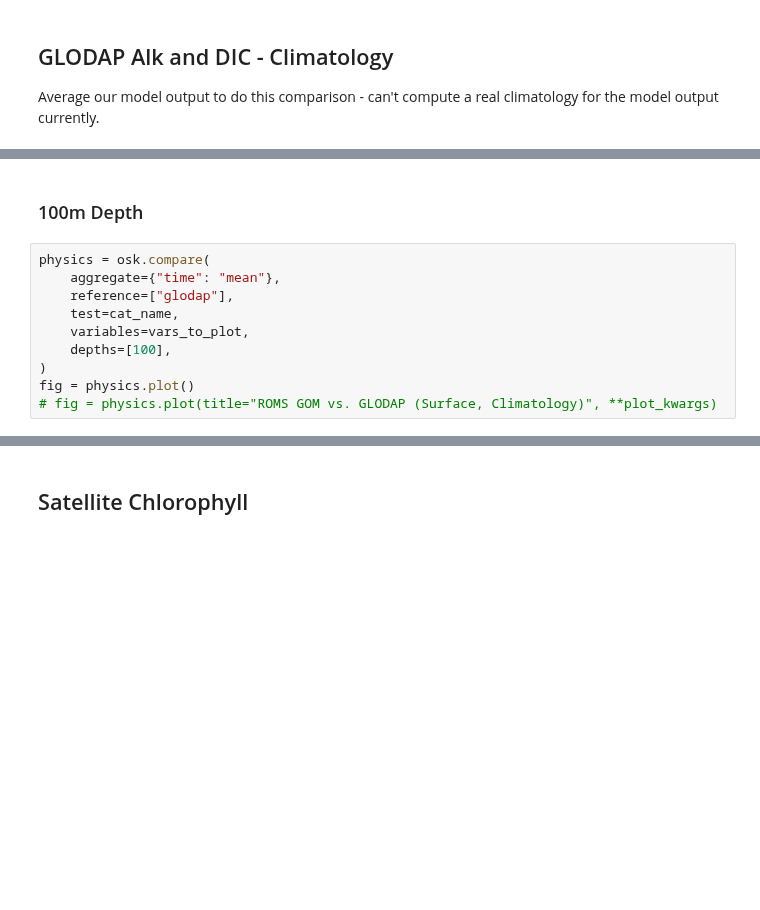
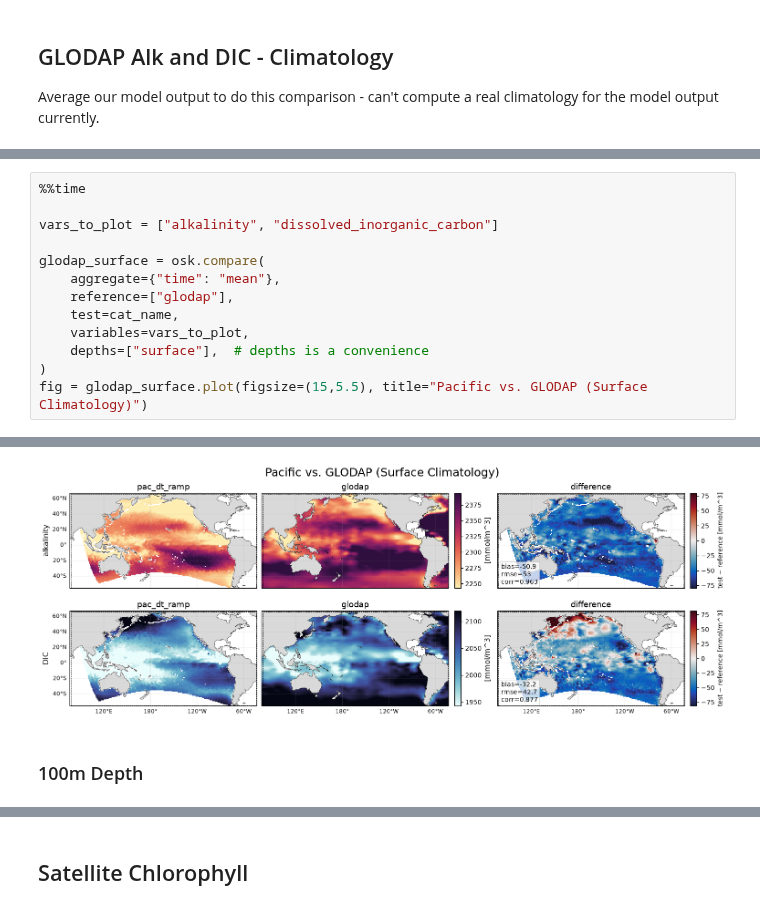
Before and after one commit to CWorthy-ocean/ocean-skill, a Jupyter notebook: docs/Abigale_plots.ipynb, the cells around one changed output, grey strips where cells are left out. Saved outputs shown, nothing was run; the diff lists cells and outputs as text; blank space fills up the shorter version.

```diff
--- a/docs/Abigale_plots.ipynb
+++ b/docs/Abigale_plots.ipynb
@@ -71,0 +105,14 @@ fig = physics.plot()
+# %%
+%%time
+
+vars_to_plot = ["alkalinity", "dissolved_inorganic_carbon"]
+
+glodap_surface = osk.compare(
+    aggregate={"time": "mean"},
+    reference=["glodap"],
+    test=cat_name,
+    variables=vars_to_plot,
+    depths=["surface"],  # depths is a convenience
+)
+fig = glodap_surface.plot(figsize=(15,5.5), title="Pacific vs. GLODAP (Surface Climatology)")
+# %% [output]
@@ -72,12 +121,3 @@ fig = physics.plot()
+[figure, added]
 # %% [markdown]
 ### 100m Depth
-# %%
-physics = osk.compare(
-    aggregate={"time": "mean"},
-    reference=["glodap"],
-    test=cat_name,
-    variables=vars_to_plot,
-    depths=[100],
-)
-fig = physics.plot()
-# fig = physics.plot(title="ROMS GOM vs. GLODAP (Surface, Climatology)", **plot_kwargs)
```
Also changed, not shown: parts of 32 cells of this notebook.
